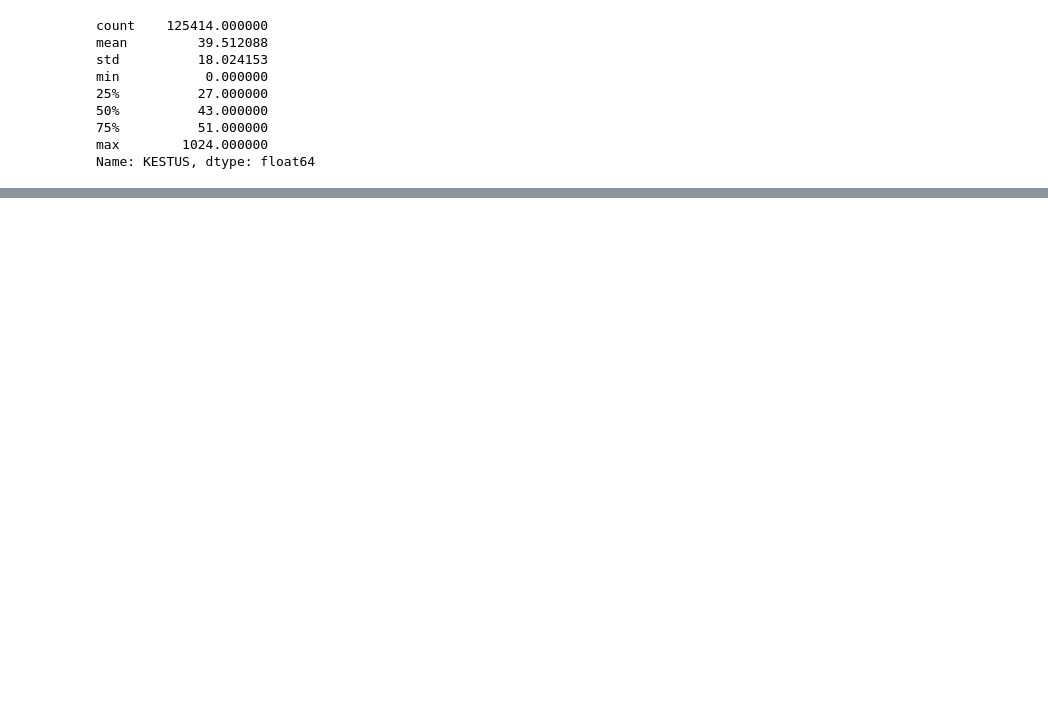
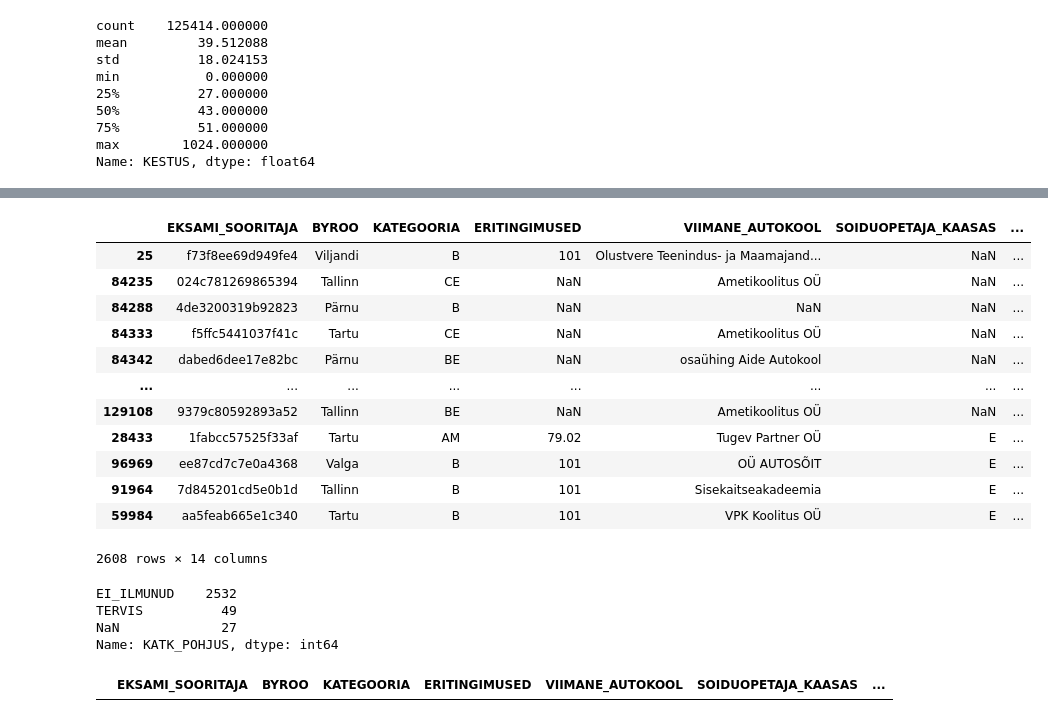
Before and after one commit to vanessaphtn/DS_project, a Jupyter notebook: H6project.ipynb, the cells around one changed output, grey strips where cells are left out. Cells and saved outputs as stored; diff of their text form; code cells hidden in the pictures; blank space fills up the shorter version.

```diff
--- a/H6project.ipynb
+++ b/H6project.ipynb
@@ -182,0 +218,24 @@ Name: KESTUS, dtype: float64
+# %%
+pd.set_option('display.max_rows', 20)
+combined_data[(combined_data['KATK_POHJUS']=='EI_ILMUNUD')|(combined_data['SEISUND']=='EI_ILMUNUD_KOHALE')].sort_values(by='SEISUND')
+# %% [output]
+|  | EKSAMI_SOORITAJA | BYROO | KATEGOORIA | ERITINGIMUSED | VIIMANE_AUTOKOOL | SOIDUOPETAJA_KAASAS | ... |
+| 25 | f73f8ee69d949fe4 | Viljandi | B | 101 | Olustvere Teenindus- ja Maamajand... | NaN | ... |
+| 84235 | 024c781269865394 | Tallinn | CE | NaN | Ametikoolitus OÜ | NaN | ... |
+| 84288 | 4de3200319b92823 | Pärnu | B | NaN | NaN | NaN | ... |
+| 84333 | f5ffc5441037f41c | Tartu | CE | NaN | Ametikoolitus OÜ | NaN | ... |
+| 84342 | dabed6dee17e82bc | Pärnu | BE | NaN | osaühing Aide Autokool | NaN | ... |
+| ... | ... | ... | ... | ... | ... | ... | ... |
+| 129108 | 9379c80592893a52 | Tallinn | BE | NaN | Ametikoolitus OÜ | NaN | ... |
+| 28433 | 1fabcc57525f33af | Tartu | AM | 79.02 | Tugev Partner OÜ | E | ... |
+| 96969 | ee87cd7c7e0a4368 | Valga | B | 101 | OÜ AUTOSÕIT | E | ... |
+| 91964 | 7d845201cd5e0b1d | Tallinn | B | 101 | Sisekaitseakadeemia | E | ... |
+| 59984 | aa5feab665e1c340 | Tartu | B | 101 | VPK Koolitus OÜ | E | ... |
+2608 rows × 14 columns
+# %%
+combined_data[(combined_data['KATK_POHJUS']=='EI_ILMUNUD')|(combined_data['SEISUND']=='EI_ILMUNUD_KOHALE')]['KATK_POHJUS'].value_counts(dropna=False)
+# %% [output]
+EI_ILMUNUD    2532
+TERVIS          49
+NaN             27
+Name: KATK_POHJUS, dtype: int64
@@ -182,0 +244,4 @@ Name: KESTUS, dtype: float64
+# %%
+combined_data[(combined_data['SEISUND'] == 'MITTE_SOORITANUD') & pd.isna(combined_data['KATK_POHJUS'])]
+# %% [output]
+|  | EKSAMI_SOORITAJA | BYROO | KATEGOORIA | ERITINGIMUSED | VIIMANE_AUTOKOOL | SOIDUOPETAJA_KAASAS | ... |
```
Also changed, not shown: parts of 39 cells of this notebook.
